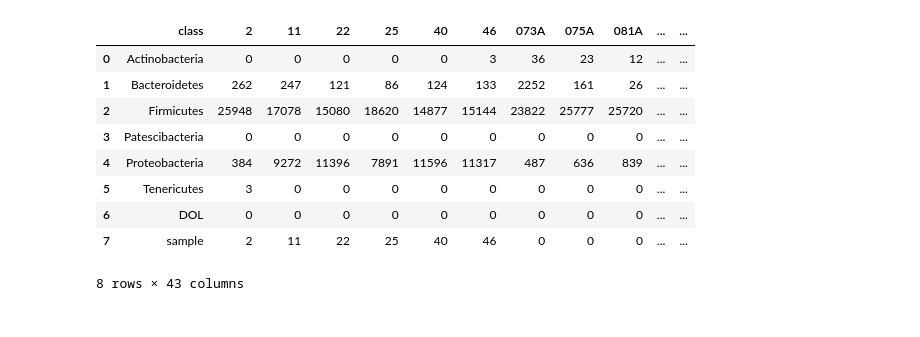
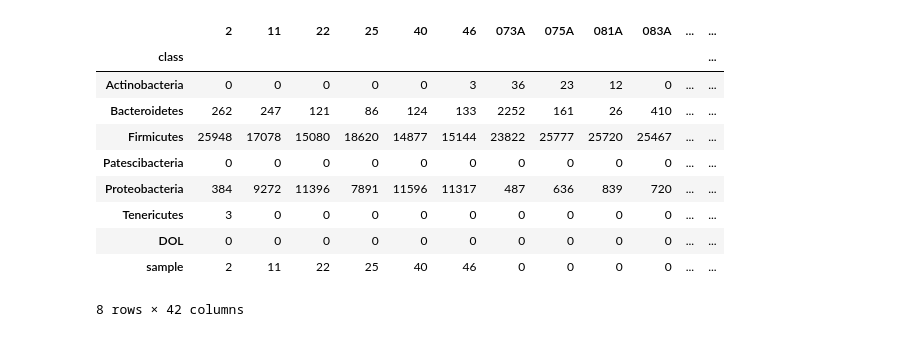
Before and after one commit to xuan13hao/data_analysis, a Jupyter notebook: 16s/Shahid/tax_abundance/pie_plot_P8-28.ipynb, the cells around one changed output. Cells and saved outputs as stored; diff of their text form; code cells hidden in the pictures.

```diff
--- a/16s/Shahid/tax_abundance/pie_plot_P8-28.ipynb
+++ b/16s/Shahid/tax_abundance/pie_plot_P8-28.ipynb
@@ -1,40 +1,42 @@
 # %%
 import pandas as pd
 import matplotlib.pyplot as plt
 
 # Load the CSV file
 file_path = 'taxa_abund_P8_P11_P14_P28_PHYLUM.csv'
 data_df = pd.read_csv(file_path)
 
 # Identify columns associated with different DOLs and map them
 dol_mapping = {
     'P8': ['2', '11', '22', '25', '40', '46'],
     'P11': ['073A', '075A', '081A', '083A', '085A', '088A', '097A', '105A', '106A', '107A'],
     'P14': ['137A', '140A', '146A', '151A', '156A', '158A', '161A', '162A', '167A', '235A', '258A', '259A', '260A', '261A'],
     'P28': ['111A', '115A', '119A', '120A', '124A', '129A', '134A', '135A']
 }
 
 # Clean data: Remove non-numeric values, strip spaces, convert columns to integers
 data_df = data_df.rename(columns=lambda x: x.strip())
 for col in data_df.columns[1:]:  # Skipping the first column for now
     data_df[col] = data_df[col].astype(str).str.strip()
     data_df[col] = pd.to_numeric(data_df[col], errors='coerce')
 
 data_df.fillna(0, inplace=True)
 data_df = data_df.astype({col: int for col in data_df.columns[1:]})
 
 # Sum up the counts by DOL for each bacteria type
 dol_sums = {dol: data_df.set_index("class")[cols].sum(axis=1) for dol, cols in dol_mapping.items()}
+data_df.set_index(data_df.columns[0], inplace=True)
 
 data_df
 # %% [output]
-|  | class | 2 | 11 | 22 | 25 | 40 | 46 | 073A | 075A | 081A | ... | ... |
-| 0 | Actinobacteria | 0 | 0 | 0 | 0 | 0 | 3 | 36 | 23 | 12 | ... | ... |
-| 1 | Bacteroidetes | 262 | 247 | 121 | 86 | 124 | 133 | 2252 | 161 | 26 | ... | ... |
-| 2 | Firmicutes | 25948 | 17078 | 15080 | 18620 | 14877 | 15144 | 23822 | 25777 | 25720 | ... | ... |
-| 3 | Patescibacteria | 0 | 0 | 0 | 0 | 0 | 0 | 0 | 0 | 0 | ... | ... |
-| 4 | Proteobacteria | 384 | 9272 | 11396 | 7891 | 11596 | 11317 | 487 | 636 | 839 | ... | ... |
-| 5 | Tenericutes | 3 | 0 | 0 | 0 | 0 | 0 | 0 | 0 | 0 | ... | ... |
-| 6 | DOL | 0 | 0 | 0 | 0 | 0 | 0 | 0 | 0 | 0 | ... | ... |
-| 7 | sample | 2 | 11 | 22 | 25 | 40 | 46 | 0 | 0 | 0 | ... | ... |
+|  | 2 | 11 | 22 | 25 | 40 | 46 | 073A | 075A | 081A | 083A | ... | ... |
+| class |  |  |  |  |  |  |  |  |  |  |  | ... |
+| Actinobacteria | 0 | 0 | 0 | 0 | 0 | 3 | 36 | 23 | 12 | 0 | ... | ... |
+| Bacteroidetes | 262 | 247 | 121 | 86 | 124 | 133 | 2252 | 161 | 26 | 410 | ... | ... |
+| Firmicutes | 25948 | 17078 | 15080 | 18620 | 14877 | 15144 | 23822 | 25777 | 25720 | 25467 | ... | ... |
+| Patescibacteria | 0 | 0 | 0 | 0 | 0 | 0 | 0 | 0 | 0 | 0 | ... | ... |
+| Proteobacteria | 384 | 9272 | 11396 | 7891 | 11596 | 11317 | 487 | 636 | 839 | 720 | ... | ... |
+| Tenericutes | 3 | 0 | 0 | 0 | 0 | 0 | 0 | 0 | 0 | 0 | ... | ... |
+| DOL | 0 | 0 | 0 | 0 | 0 | 0 | 0 | 0 | 0 | 0 | ... | ... |
+| sample | 2 | 11 | 22 | 25 | 40 | 46 | 0 | 0 | 0 | 0 | ... | ... |
-8 rows × 43 columns
+8 rows × 42 columns
```
Also changed, not shown: parts of 4 cells of this notebook, 12 other files.
